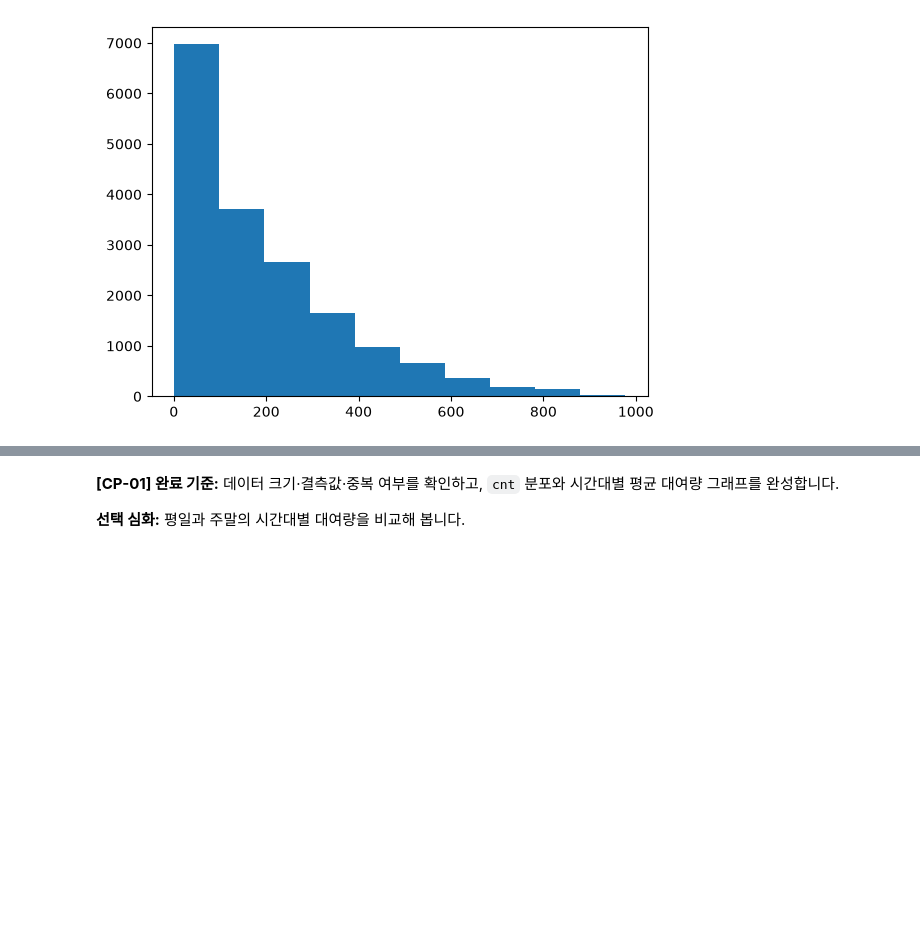
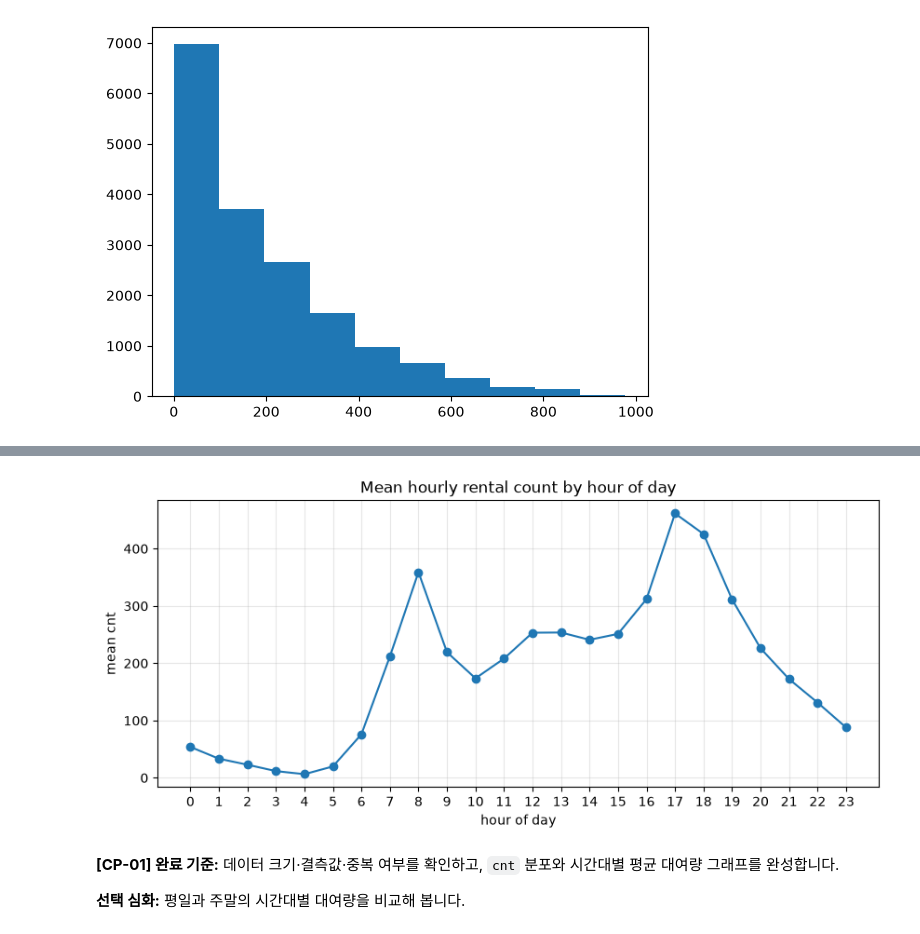
Before and after one commit to jeon87946/ai-mini-projects, a Jupyter notebook: mini-project-01/code/01_regression_bike_demand.ipynb, the cells around one changed output, grey strips where cells are left out. Cells and saved outputs as stored; diff of their text form; code cells hidden in the pictures; blank space fills up the shorter version.

```diff
--- a/mini-project-01/code/01_regression_bike_demand.ipynb
+++ b/mini-project-01/code/01_regression_bike_demand.ipynb
@@ -91,6 +86,6 @@ plt.hist(df['cnt'])
 # %%
 # TODO 1-5. 시간대(hr)별 평균 대여량을 계산합니다.
 # 힌트: groupby("hr")["cnt"].mean()
-hourly_mean = ...
+hourly_mean = df.groupby("hr")["cnt"].mean()
 
 print(hourly_mean)
@@ -97,17 +110,19 @@ print(hourly_mean)
 # %%
 # [공통] 그래프 기본 설정
 plt.figure(figsize=(10, 4))
 
 # TODO 1-6. 시간대별 평균 대여량 선 그래프를 그립니다.
 # 힌트: plt.plot(hourly_mean.index, hourly_mean.values, marker="o")
-...
+plt.plot(hourly_mean.index, hourly_mean.values, marker="o")
 
 plt.xticks(range(0, 24))
 plt.xlabel("hour of day")
 plt.ylabel("mean cnt")
 plt.title("Mean hourly rental count by hour of day")
 plt.grid(alpha=0.3)
 plt.show()
+# %% [output]
+[figure, added]
 # %% [markdown]
 **[CP-01] 완료 기준:** 데이터 크기·결측값·중복 여부를 확인하고, `cnt` 분포와 시간대별 평균 대여량 그래프를 완성합니다.
 
```
Also changed, not shown: parts of 9 cells of this notebook.
